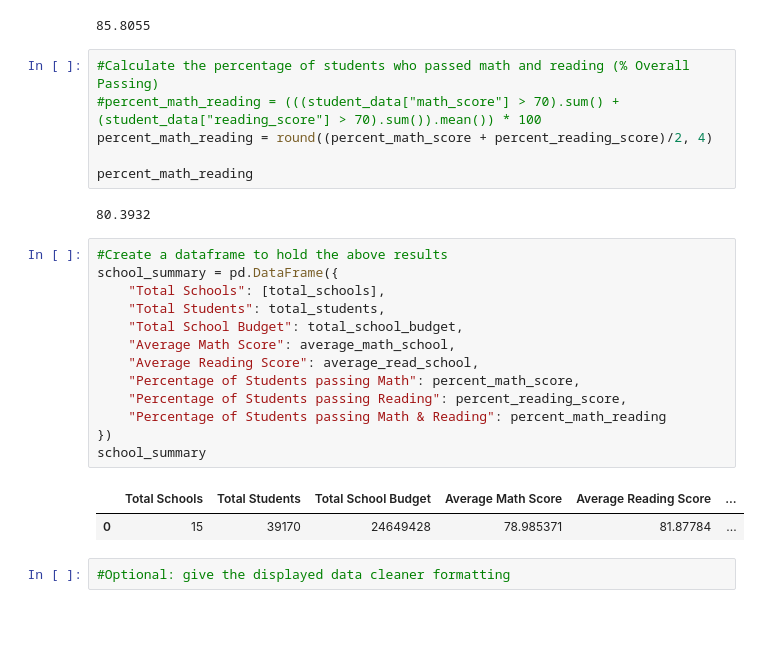
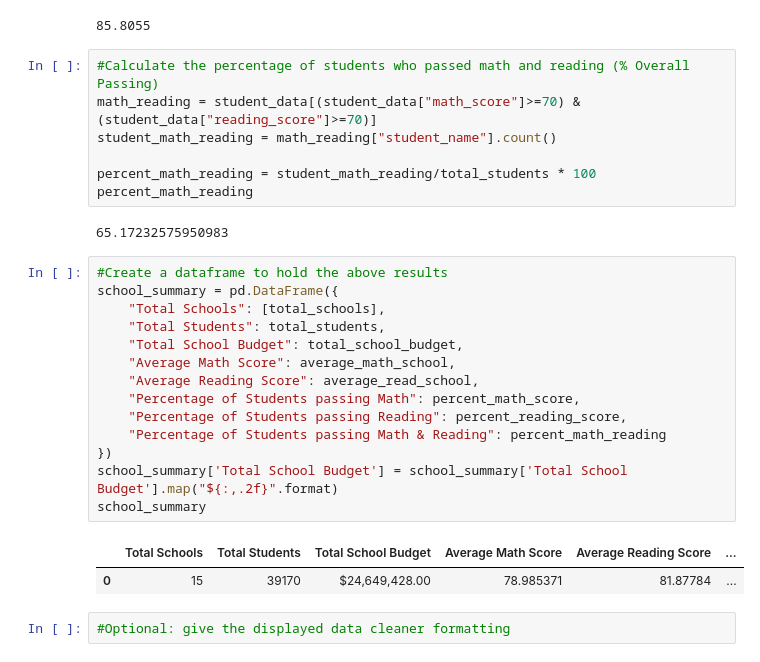
Before and after one commit to alaniwalaa/pandas-challenge, a Jupyter notebook: PyCitySchools/PyCitySchools_starter.ipynb, the cells around one changed output. Drawn from its saved outputs; the diff is of its cells as text; blank space fills up the shorter version.

```diff
--- a/PyCitySchools/PyCitySchools_starter.ipynb
+++ b/PyCitySchools/PyCitySchools_starter.ipynb
@@ -89,28 +90,30 @@ percent_reading_score
 85.8055
 # %%
 #Calculate the percentage of students who passed math and reading (% Overall Passing)
-#percent_math_reading = (((student_data["math_score"] > 70).sum() + (student_data["reading_score"] > 70).sum()).mean()) * 100
-percent_math_reading = round((percent_math_score + percent_reading_score)/2, 4)
+math_reading = student_data[(student_data["math_score"]>=70) & (student_data["reading_score"]>=70)]
+student_math_reading = math_reading["student_name"].count()
 
+percent_math_reading = student_math_reading/total_students * 100
 percent_math_reading
 # %% [output]
-80.3932
+65.17232575950983
 # %%
 #Create a dataframe to hold the above results
 school_summary = pd.DataFrame({
     "Total Schools": [total_schools],
     "Total Students": total_students,
     "Total School Budget": total_school_budget,
     "Average Math Score": average_math_school,
     "Average Reading Score": average_read_school,
     "Percentage of Students passing Math": percent_math_score,
     "Percentage of Students passing Reading": percent_reading_score,
     "Percentage of Students passing Math & Reading": percent_math_reading
 })
+school_summary['Total School Budget'] = school_summary['Total School Budget'].map("${:,.2f}".format)
 school_summary
 # %% [output]
 |  | Total Schools | Total Students | Total School Budget | Average Math Score | Average Reading Score | ... |
-| 0 | 15 | 39170 | 24649428 | 78.985371 | 81.87784 | ... |
+| 0 | 15 | 39170 | $24,649,428.00 | 78.985371 | 81.87784 | ... |
 # %%
 #Optional: give the displayed data cleaner formatting
 # %% [markdown]
```
Also changed, not shown: parts of 13 cells of this notebook.
